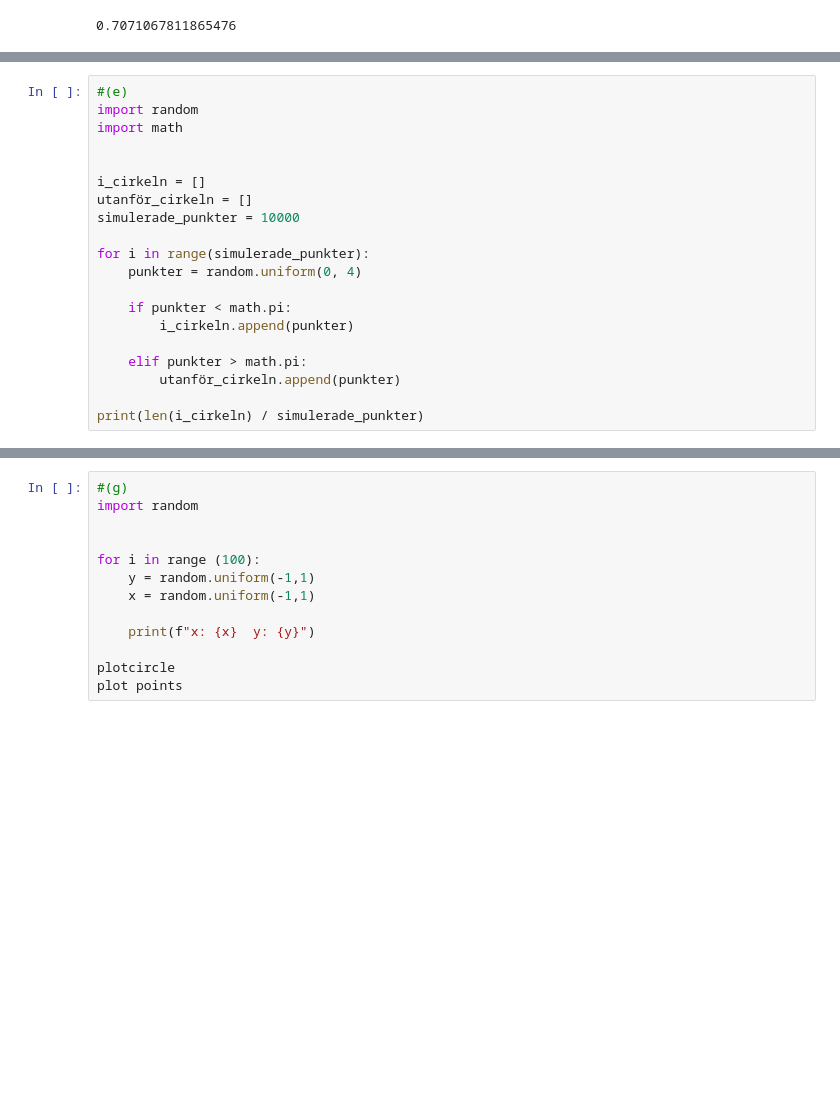
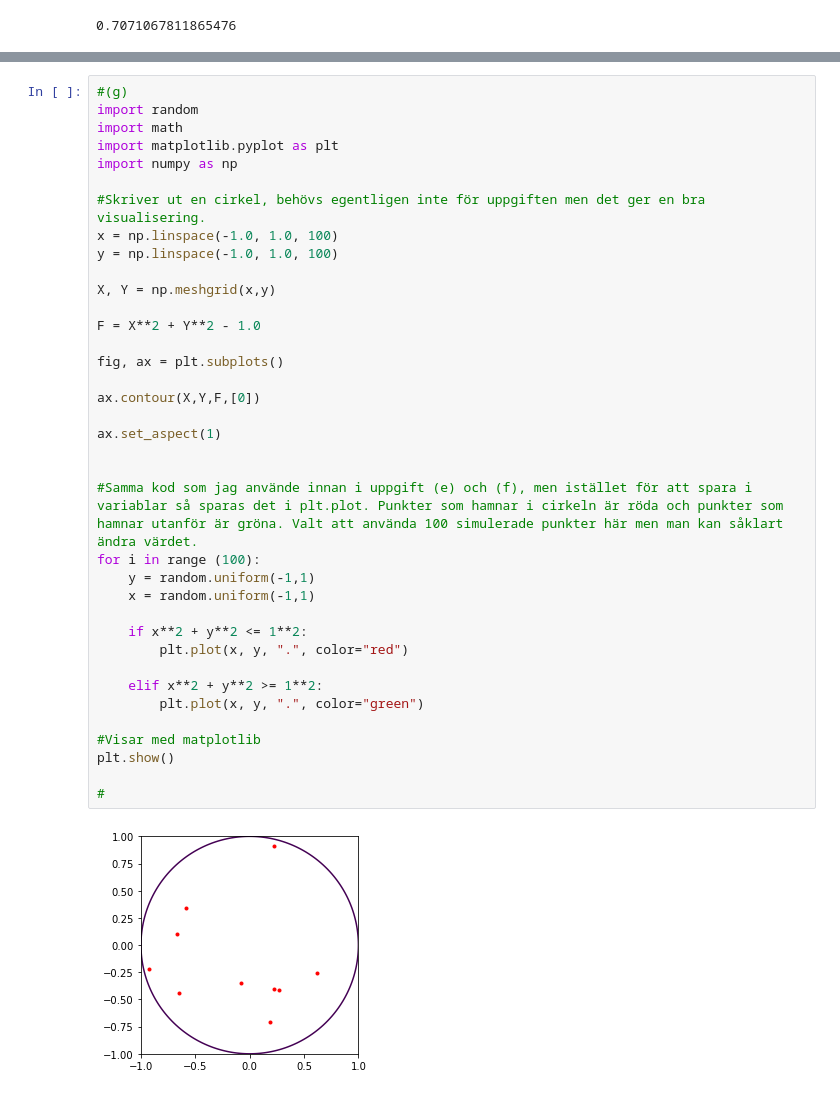
Before and after one commit to VikingHesse/viking_hesse_TE19C_programmering1, a Jupyter notebook: ränka_med_python/labb1.ipynb, the cells around one changed output, grey strips where cells are left out. Cells and saved outputs as stored; diff of their text form; blank space fills up the shorter version.

```diff
--- a/ränka_med_python/labb1.ipynb
+++ b/ränka_med_python/labb1.ipynb
@@ -71,20 +73,0 @@ x: -0.5974972664956069  y: -0.9787905865015243
-# %%
-#(e)
-import random
-import math
-
-
-i_cirkeln = []
-utanför_cirkeln = []
-simulerade_punkter = 10000
-
-for i in range(simulerade_punkter):
-    punkter = random.uniform(0, 4)
-
-    if punkter < math.pi:
-        i_cirkeln.append(punkter)
-
-    elif punkter > math.pi:
-        utanför_cirkeln.append(punkter)
-
-print(len(i_cirkeln) / simulerade_punkter)
@@ -117,13 +130,39 @@ print((len(i_cirkeln) / simulerade_punkter) * 4)
-# %%
-#(g)
-import random
-
-
-for i in range (100):
-    y = random.uniform(-1,1)
-    x = random.uniform(-1,1)
-
-    print(f"x: {x}  y: {y}")
-
-plotcircle
-plot points
+# %%
+#(g)
+import random
+import math
+import matplotlib.pyplot as plt
+import numpy as np
+
+#Skriver ut en cirkel, behövs egentligen inte för uppgiften men det ger en bra visualisering.
+x = np.linspace(-1.0, 1.0, 100)
+y = np.linspace(-1.0, 1.0, 100)
+
+X, Y = np.meshgrid(x,y)
+
+F = X**2 + Y**2 - 1.0
+
+fig, ax = plt.subplots()
+
+ax.contour(X,Y,F,[0])
+
+ax.set_aspect(1)
+
+
+#Samma kod som jag använde innan i uppgift (e) och (f), men istället för att spara i variablar så sparas det i plt.plot. Punkter som hamnar i cirkeln är röda och punkter som hamnar utanför är gröna. Valt att använda 100 simulerade punkter här men man kan såklart ändra värdet.
+for i in range (100):
+    y = random.uniform(-1,1)
+    x = random.uniform(-1,1)
+
+    if x**2 + y**2 <= 1**2:
+        plt.plot(x, y, ".", color="red")
+
+    elif x**2 + y**2 >= 1**2:
+        plt.plot(x, y, ".", color="green")
+
+#Visar med matplotlib
+plt.show()
+
+#
+# %% [output]
+[figure, added]
```
Also changed, not shown: parts of 5 cells of this notebook.
